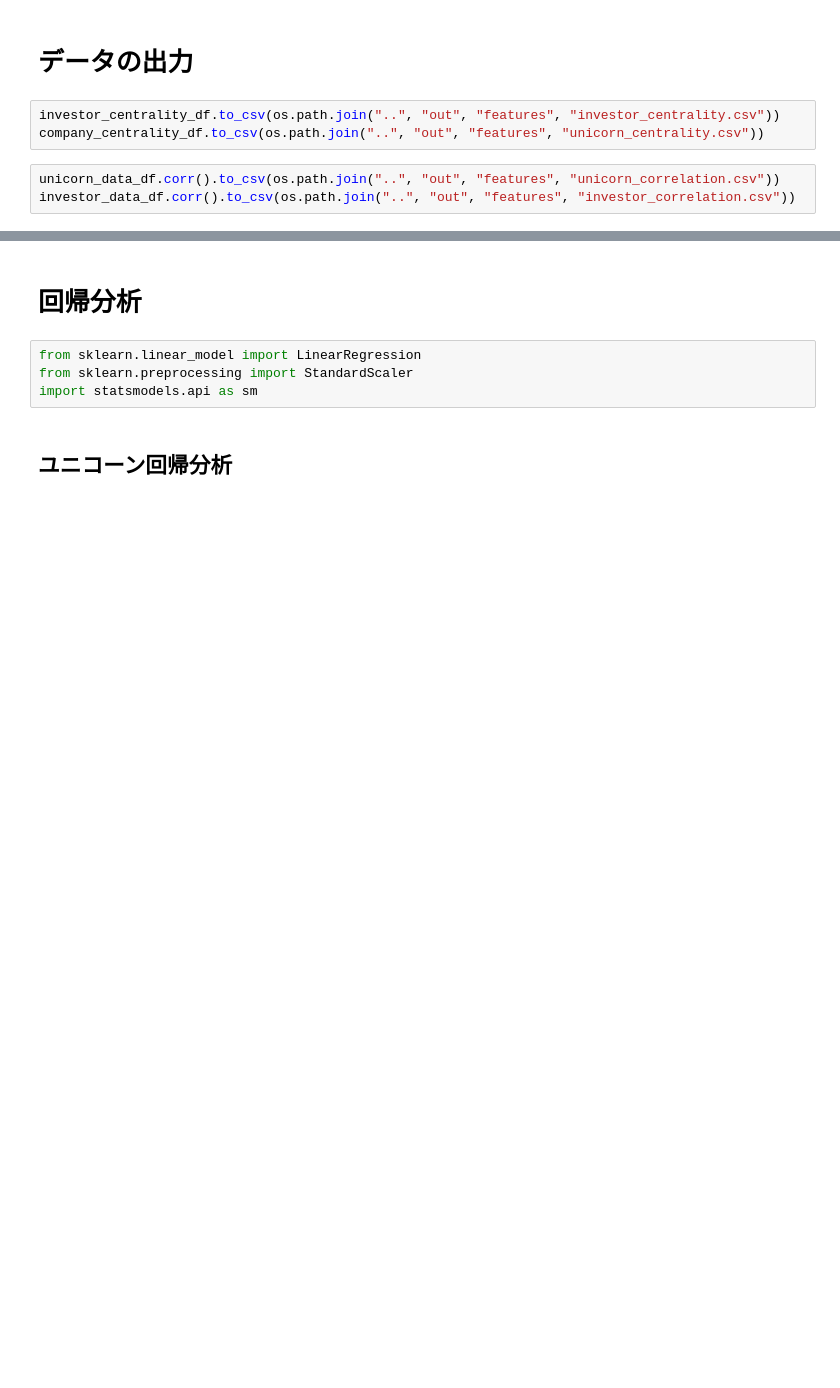
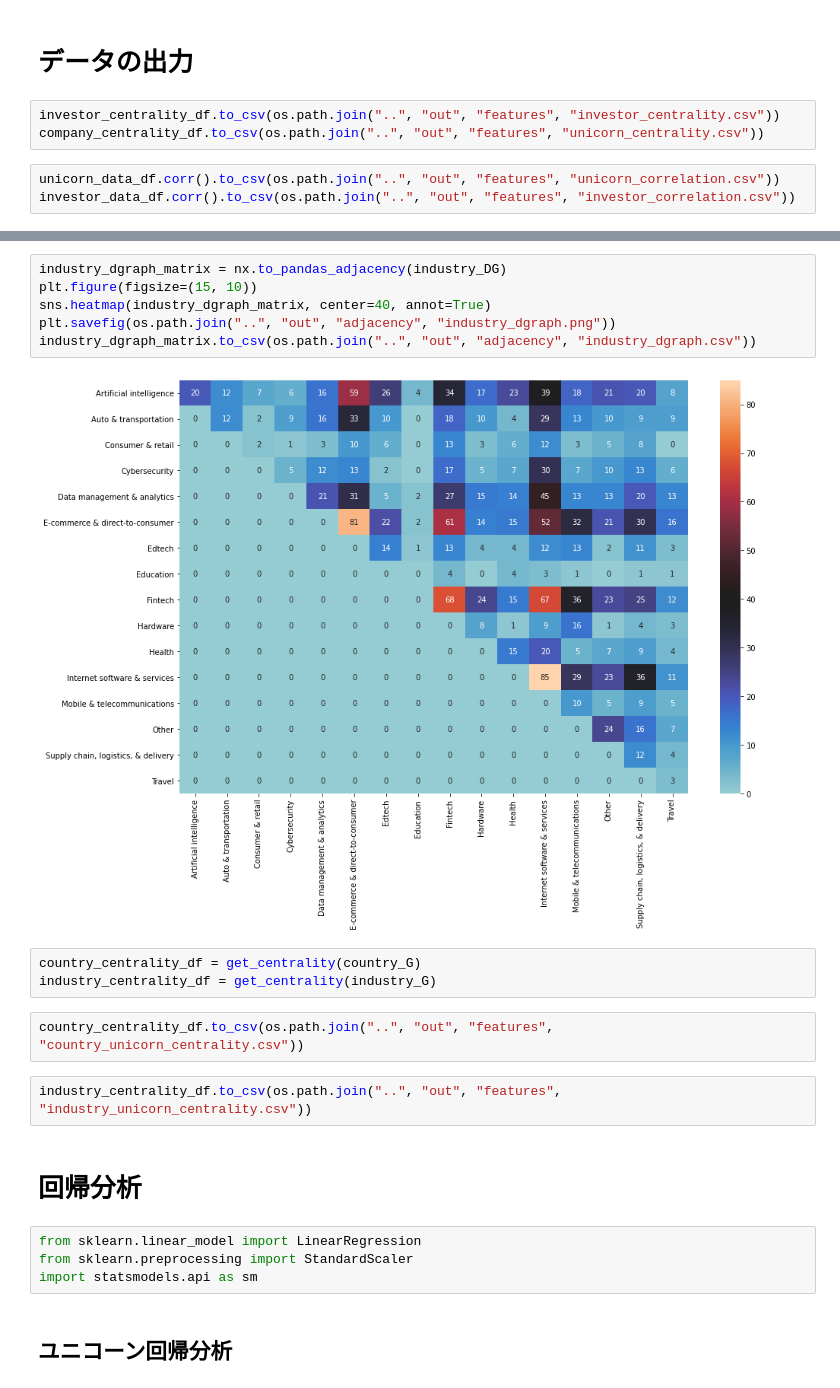
Before and after one commit to takato86/unicorn, a Jupyter notebook: notebooks/analyze.ipynb, the cells around one changed output, grey strips where cells are left out. Cells and saved outputs as stored; diff of their text form; blank space fills up the shorter version.

```diff
--- a/notebooks/analyze.ipynb
+++ b/notebooks/analyze.ipynb
@@ -898,3 +894,18 @@ investor_data_df.corr().to_csv(os.path.join("..", "out", "features", "investor_c
+# %%
+industry_dgraph_matrix = nx.to_pandas_adjacency(industry_DG)
+plt.figure(figsize=(15, 10))
+sns.heatmap(industry_dgraph_matrix, center=40, annot=True)
+plt.savefig(os.path.join("..", "out", "adjacency", "industry_dgraph.png"))
+industry_dgraph_matrix.to_csv(os.path.join("..", "out", "adjacency", "industry_dgraph.csv"))
+# %% [output]
+[figure, added]
+# %%
+country_centrality_df = get_centrality(country_G)
+industry_centrality_df = get_centrality(industry_G)
+# %%
+country_centrality_df.to_csv(os.path.join("..", "out", "features", "country_unicorn_centrality.csv"))
+# %%
+industry_centrality_df.to_csv(os.path.join("..", "out", "features", "industry_unicorn_centrality.csv"))
 # %% [markdown]
 # 回帰分析
 # %%
```
Also changed, not shown: parts of 45 cells of this notebook, 32 other files.
